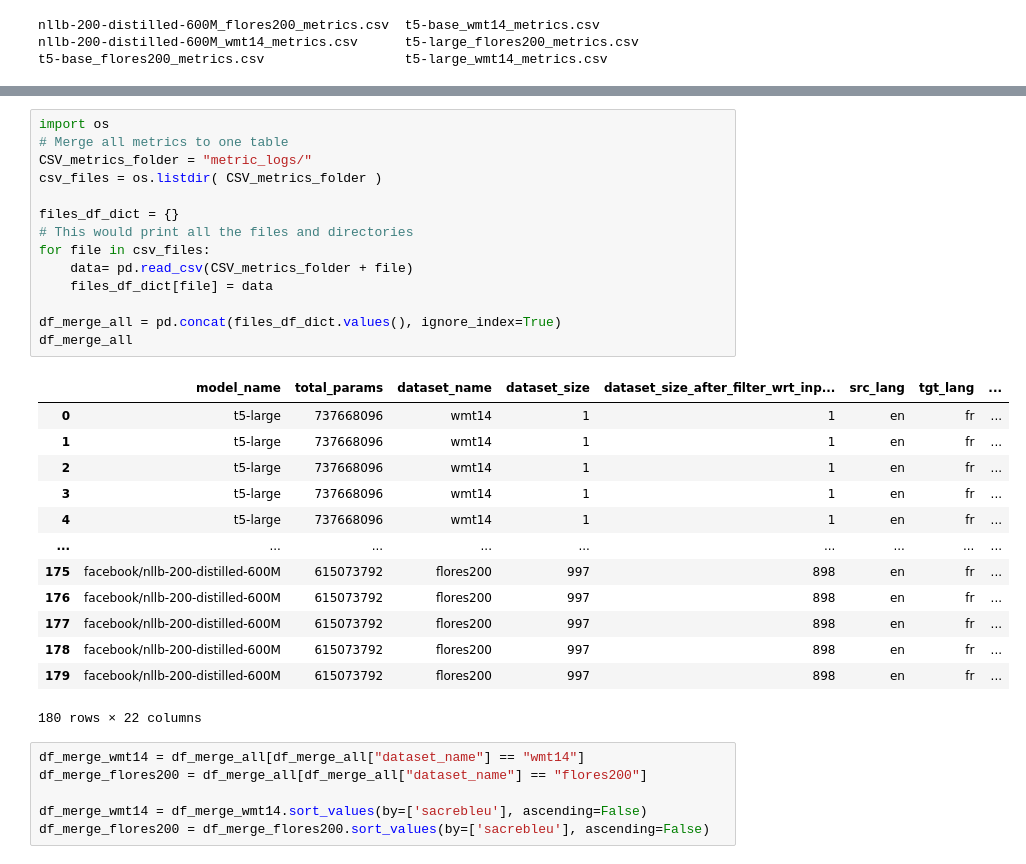
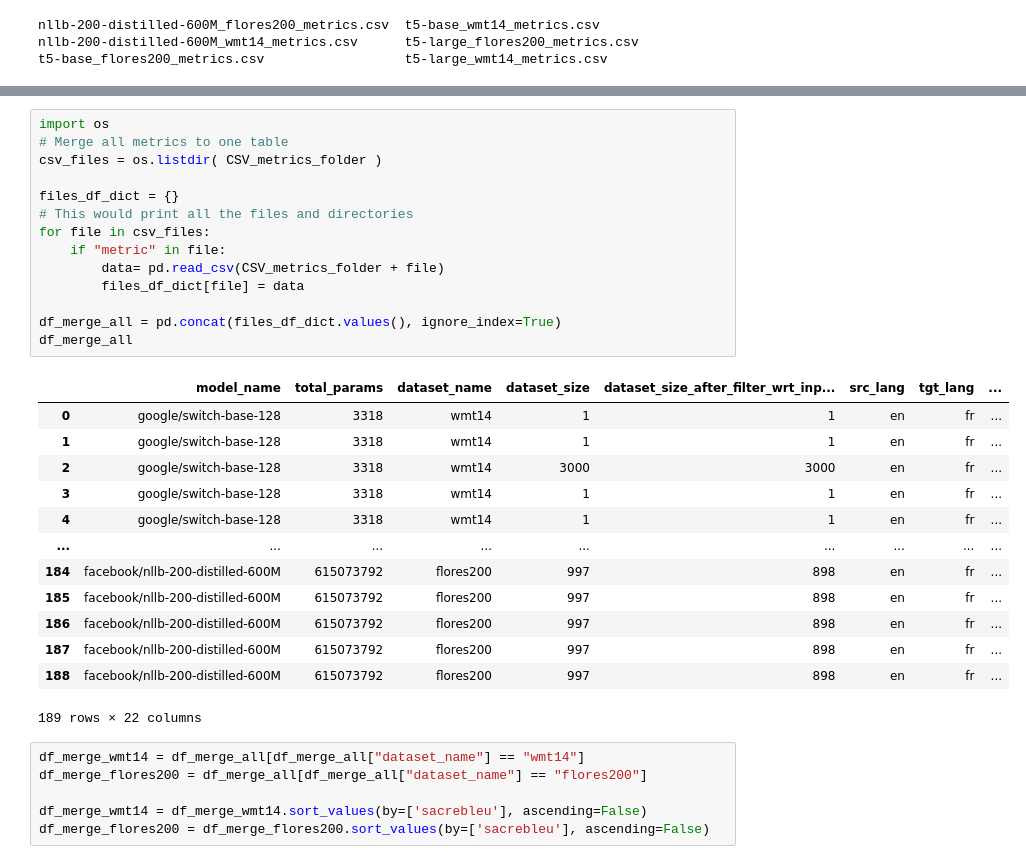
Before and after one commit to wassim2u/Benchmark, a Jupyter notebook: BenchmarkAnalysis.ipynb, the cells around one changed output, grey strips where cells are left out. Saved outputs shown, nothing was run; the diff lists cells and outputs as text.

Commit message:
Added option to run finetuned switchtransformer mode

```diff
--- a/BenchmarkAnalysis.ipynb
+++ b/BenchmarkAnalysis.ipynb
@@ -146,31 +208,31 @@ data = data.sort_values(by=['sacrebleu'], ascending=False)
 # %%
 import os
 # Merge all metrics to one table
-CSV_metrics_folder = "metric_logs/"
 csv_files = os.listdir( CSV_metrics_folder )
 
 files_df_dict = {}
 # This would print all the files and directories
 for file in csv_files:
-    data= pd.read_csv(CSV_metrics_folder + file)
-    files_df_dict[file] = data
+    if "metric" in file:
+        data= pd.read_csv(CSV_metrics_folder + file)
+        files_df_dict[file] = data
 
 df_merge_all = pd.concat(files_df_dict.values(), ignore_index=True)
 df_merge_all
 # %% [output]
 |  | model_name | total_params | dataset_name | dataset_size | dataset_size_after_filter_wrt_inp... | src_lang | tgt_lang | ... |
-| 0 | t5-large | 737668096 | wmt14 | 1 | 1 | en | fr | ... |
-| 1 | t5-large | 737668096 | wmt14 | 1 | 1 | en | fr | ... |
-| 2 | t5-large | 737668096 | wmt14 | 1 | 1 | en | fr | ... |
-| 3 | t5-large | 737668096 | wmt14 | 1 | 1 | en | fr | ... |
-| 4 | t5-large | 737668096 | wmt14 | 1 | 1 | en | fr | ... |
+| 0 | google/switch-base-128 | 3318 | wmt14 | 1 | 1 | en | fr | ... |
+| 1 | google/switch-base-128 | 3318 | wmt14 | 1 | 1 | en | fr | ... |
+| 2 | google/switch-base-128 | 3318 | wmt14 | 3000 | 3000 | en | fr | ... |
+| 3 | google/switch-base-128 | 3318 | wmt14 | 1 | 1 | en | fr | ... |
+| 4 | google/switch-base-128 | 3318 | wmt14 | 1 | 1 | en | fr | ... |
 | ... | ... | ... | ... | ... | ... | ... | ... | ... |
-| 175 | facebook/nllb-200-distilled-600M | 615073792 | flores200 | 997 | 898 | en | fr | ... |
-| 176 | facebook/nllb-200-distilled-600M | 615073792 | flores200 | 997 | 898 | en | fr | ... |
-| 177 | facebook/nllb-200-distilled-600M | 615073792 | flores200 | 997 | 898 | en | fr | ... |
-| 178 | facebook/nllb-200-distilled-600M | 615073792 | flores200 | 997 | 898 | en | fr | ... |
-| 179 | facebook/nllb-200-distilled-600M | 615073792 | flores200 | 997 | 898 | en | fr | ... |
+| 184 | facebook/nllb-200-distilled-600M | 615073792 | flores200 | 997 | 898 | en | fr | ... |
+| 185 | facebook/nllb-200-distilled-600M | 615073792 | flores200 | 997 | 898 | en | fr | ... |
+| 186 | facebook/nllb-200-distilled-600M | 615073792 | flores200 | 997 | 898 | en | fr | ... |
+| 187 | facebook/nllb-200-distilled-600M | 615073792 | flores200 | 997 | 898 | en | fr | ... |
+| 188 | facebook/nllb-200-distilled-600M | 615073792 | flores200 | 997 | 898 | en | fr | ... |
-180 rows × 22 columns
+189 rows × 22 columns
 # %%
 df_merge_wmt14 = df_merge_all[df_merge_all["dataset_name"] == "wmt14"]
 df_merge_flores200 = df_merge_all[df_merge_all["dataset_name"] == "flores200"]
```
Also changed, not shown: parts of 21 cells of this notebook, 36 other files.
